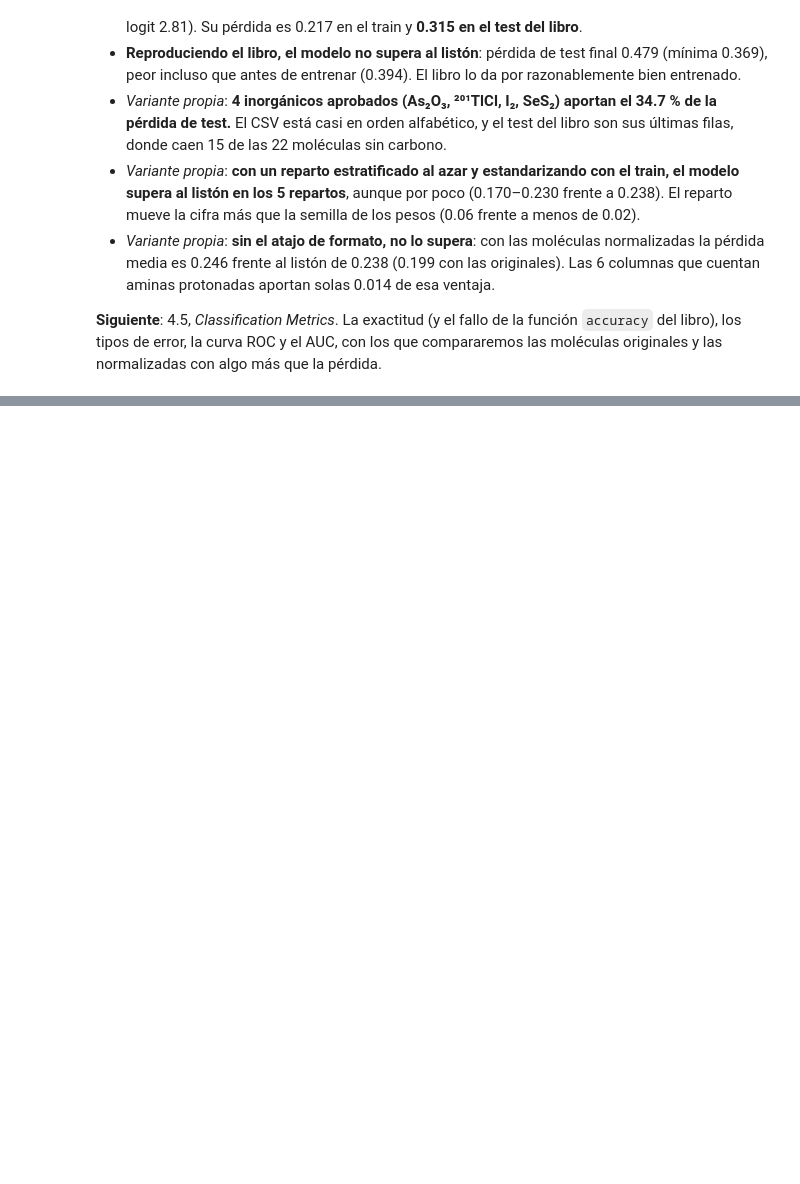
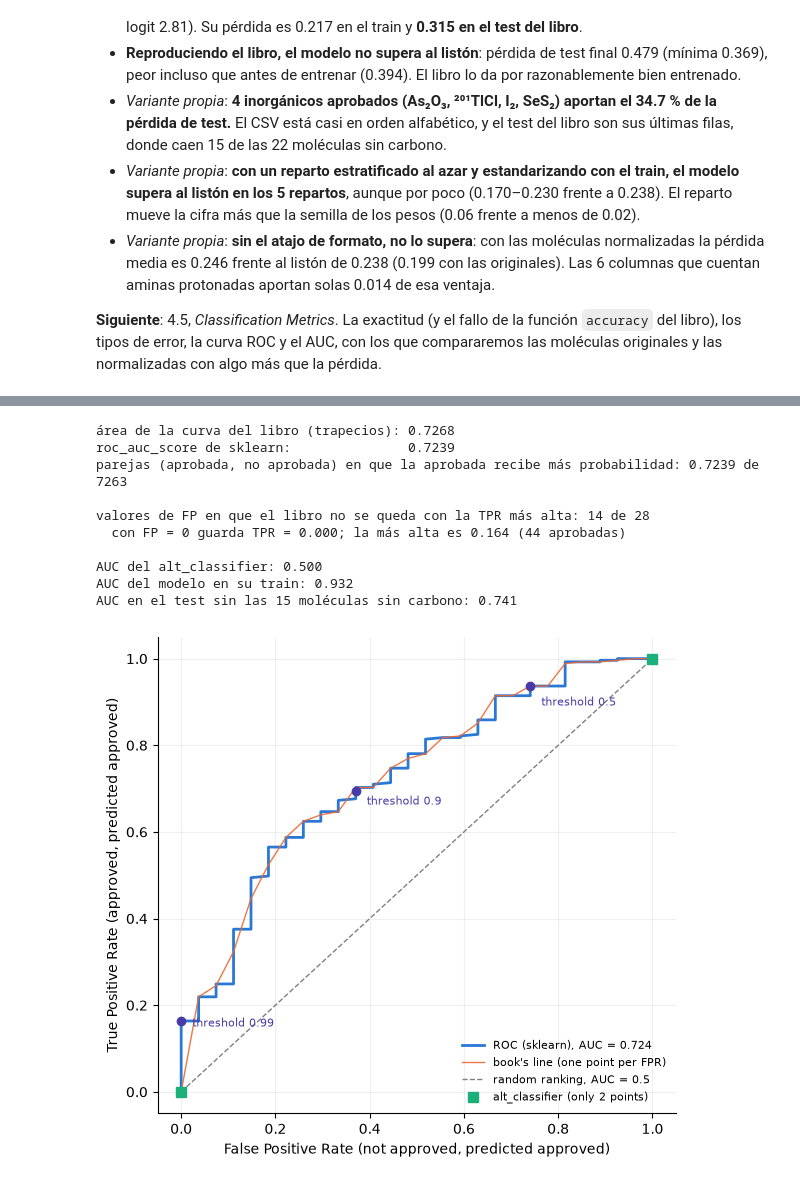
Before and after one commit to alexhrehoret/dmol-study-notes, a Jupyter notebook: notebooks/04_clasificacion.ipynb, the cells around one changed output, grey strips where cells are left out. Cells and saved outputs as stored; diff of their text form; code cells hidden in the pictures; blank space fills up the shorter version.

Commit message:
Chapter 4: 4.5 classification metrics, ROC AUC and the format shortcut
Co-Authored-By: Claude Opus 5.5 <noreply@anthropic.com>

```diff
--- a/notebooks/04_clasificacion.ipynb
+++ b/notebooks/04_clasificacion.ipynb
@@ -1632,0 +1954,58 @@ algo más que la pérdida.
+# %%
+from sklearn.metrics import roc_curve
+
+auc_libro = np.trapezoid(tpr_nd, fpr_nd)
+fpr_sk, tpr_sk, umbrales_sk = roc_curve(test_y, p_test)
+auc_test = roc_auc_score(test_y, p_test)
+p_pos, p_neg = p_test[test_y == 1], p_test[test_y == 0]
+gana = np.mean(p_pos[:, None] > p_neg[None, :]) + 0.5 * np.mean(p_pos[:, None] == p_neg[None, :])
+print(f"área de la curva del libro (trapecios): {auc_libro:.4f}")
+print(f"roc_auc_score de sklearn:               {auc_test:.4f}")
+print(f"parejas (aprobada, no aprobada) en que la aprobada recibe más probabilidad: {gana:.4f} "
+      f"de {len(p_pos) * len(p_neg)}")
+
+fp_arr, tp_arr = np.array(fp), np.array(tp)
+max_tp = {f: tp_arr[fp_arr == f].max() for f in np.unique(fp_arr)}
+guardado = dict(zip(np.round(np.array(fpr_nd) * total_neg).astype(int), np.round(np.array(tpr_nd) * total_pos)))
+no_max = [f for f in max_tp if guardado[f] != max_tp[f]]
+print(f"\nvalores de FP en que el libro no se queda con la TPR más alta: {len(no_max)} de {len(max_tp)}")
+print(f"  con FP = 0 guarda TPR = {guardado[0] / total_pos:.3f}; la más alta es {max_tp[0] / total_pos:.3f} "
+      f"({max_tp[0]} aprobadas)")
+
+print(f"\nAUC del alt_classifier: {roc_auc_score(test_y, alt_classifier(test_x)):.3f}")
+p_train_modelo = np.array(bin_classifier(features.values[:train_N].astype(np.float32), w, b))
+print(f"AUC del modelo en su train: {roc_auc_score(train_y, p_train_modelo):.3f}")
+organicas = ~sin_carbono[train_N:]
+print(f"AUC en el test sin las {np.sum(~organicas)} moléculas sin carbono: "
+      f"{roc_auc_score(test_y[organicas], p_test[organicas]):.3f}")
+
+fig, ax = plt.subplots(figsize=(6, 5.5))
+ax.plot(fpr_sk, tpr_sk, color="#2a78d6", lw=2, label=f"ROC (sklearn), AUC = {auc_test:.3f}")
+ax.plot(fpr_nd, tpr_nd, color="#eb6834", lw=1, alpha=0.9, label="book's line (one point per FPR)")
+ax.plot([0, 1], [0, 1], color="gray", lw=1, ls="--", label="random ranking, AUC = 0.5")
+ax.plot([0, 1], [0, 1], "s", color="#1baf7a", ms=7, label="alt_classifier (only 2 points)")
+for t, dxy in [(0.5, (8, -14)), (0.9, (8, -10)), (0.99, (8, -4))]:
+    fp_t, fn_t = error_types(test_y, p_test, t)
+    xy = (fp_t / total_neg, (total_pos - fn_t) / total_pos)
+    ax.plot(*xy, "o", color="#4a3aa7", ms=6)
+    ax.annotate(f"threshold {t}", xy, xytext=dxy, textcoords="offset points", fontsize=8, color="#4a3aa7")
+ax.set_xlabel("False Positive Rate (not approved, predicted approved)")
+ax.set_ylabel("True Positive Rate (approved, predicted approved)")
+ax.legend(frameon=False, loc="lower right", fontsize=8)
+ax.spines[["top", "right"]].set_visible(False)
+ax.grid(alpha=0.2)
+fig.tight_layout()
+fig.savefig("../figuras/04_roc_auc.png", dpi=150)
+plt.show()
+# %% [output]
+área de la curva del libro (trapecios): 0.7268
+roc_auc_score de sklearn:               0.7239
+parejas (aprobada, no aprobada) en que la aprobada recibe más probabilidad: 0.7239 de 7263
+
+valores de FP en que el libro no se queda con la TPR más alta: 14 de 28
+  con FP = 0 guarda TPR = 0.000; la más alta es 0.164 (44 aprobadas)
+
+AUC del alt_classifier: 0.500
+AUC del modelo en su train: 0.932
+AUC en el test sin las 15 moléculas sin carbono: 0.741
+[figure, added]
```
Also changed, not shown: parts of 27 cells of this notebook, 4 other files.
